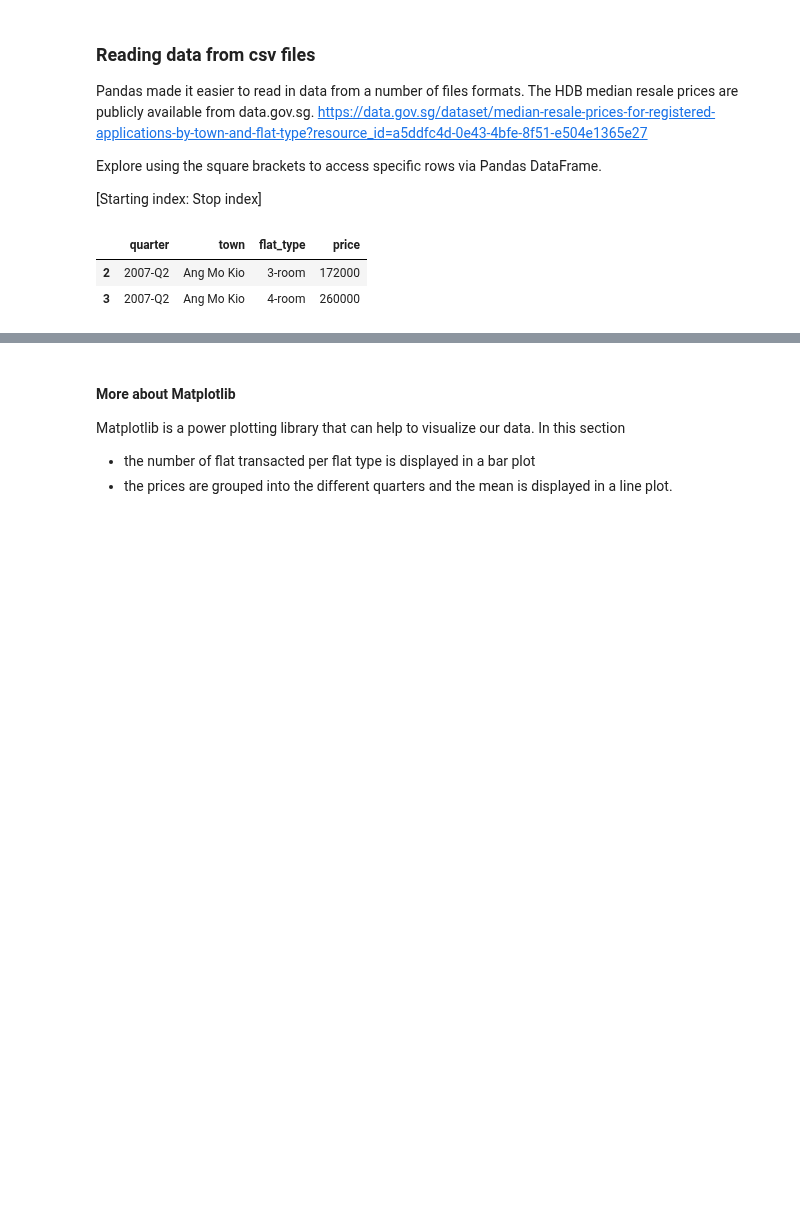
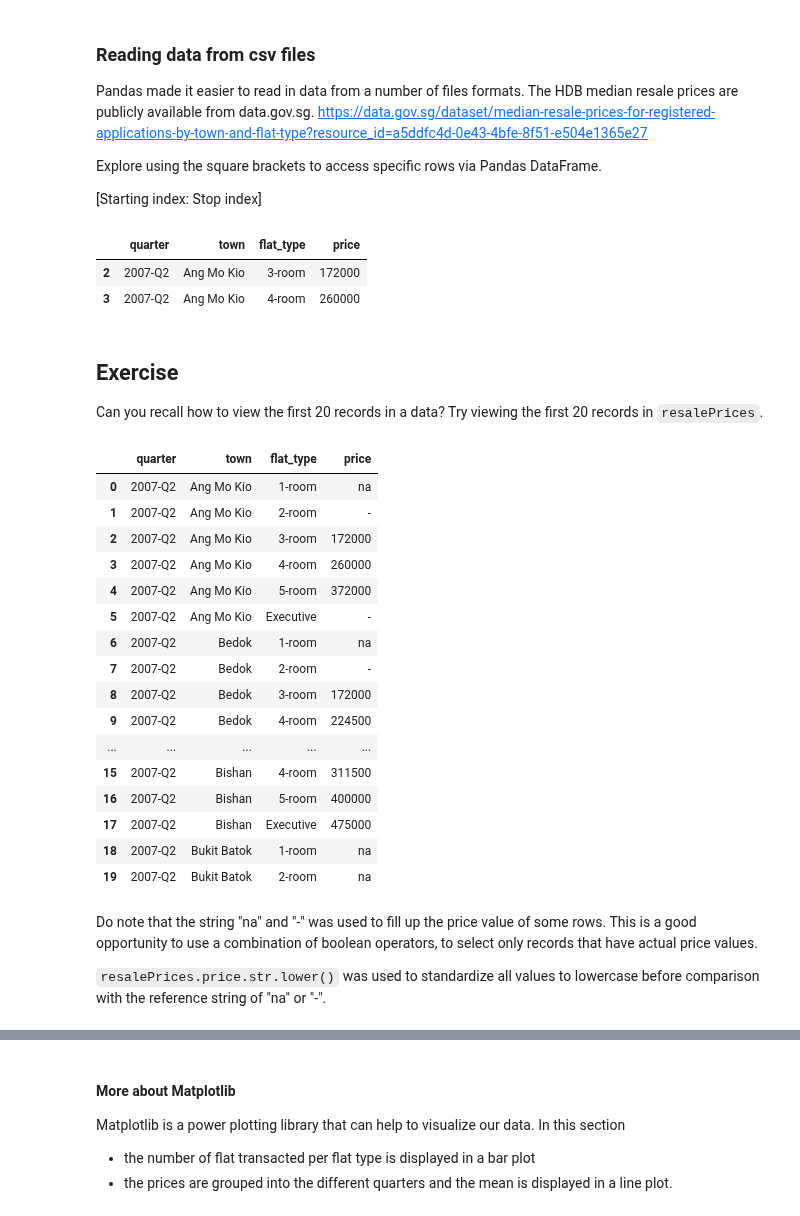
Before and after one commit to nyp-sit/agods, a Jupyter notebook: day2/solutions/7 Pandas (w ans).ipynb, the cells around one changed output, grey strips where cells are left out. Cells and saved outputs as stored; diff of their text form; code cells hidden in the pictures; blank space fills up the shorter version.

```diff
--- a/day2/solutions/7 Pandas (w ans).ipynb
+++ b/day2/solutions/7 Pandas (w ans).ipynb
@@ -383,3 +729,33 @@ resalePrices[2:4]
 |  | quarter | town | flat_type | price |
 | 2 | 2007-Q2 | Ang Mo Kio | 3-room | 172000 |
 | 3 | 2007-Q2 | Ang Mo Kio | 4-room | 260000 |
+# %% [markdown]
+## Exercise
+
+Can you recall how to view the first 20 records in a data? Try viewing the first 20 records in `resalePrices`.
+# %%
+#todo: Exercise
+
+resalePrices.head(20)
+# %% [output]
+|  | quarter | town | flat_type | price |
+| 0 | 2007-Q2 | Ang Mo Kio | 1-room | na |
+| 1 | 2007-Q2 | Ang Mo Kio | 2-room | - |
+| 2 | 2007-Q2 | Ang Mo Kio | 3-room | 172000 |
+| 3 | 2007-Q2 | Ang Mo Kio | 4-room | 260000 |
+| 4 | 2007-Q2 | Ang Mo Kio | 5-room | 372000 |
+| 5 | 2007-Q2 | Ang Mo Kio | Executive | - |
+| 6 | 2007-Q2 | Bedok | 1-room | na |
+| 7 | 2007-Q2 | Bedok | 2-room | - |
+| 8 | 2007-Q2 | Bedok | 3-room | 172000 |
+| 9 | 2007-Q2 | Bedok | 4-room | 224500 |
+| ... | ... | ... | ... | ... |
+| 15 | 2007-Q2 | Bishan | 4-room | 311500 |
+| 16 | 2007-Q2 | Bishan | 5-room | 400000 |
+| 17 | 2007-Q2 | Bishan | Executive | 475000 |
+| 18 | 2007-Q2 | Bukit Batok | 1-room | na |
+| 19 | 2007-Q2 | Bukit Batok | 2-room | na |
+# %% [markdown]
+Do note that the string "na" and "-" was used to fill up the price value of some rows. This is a good opportunity to use a combination of boolean operators, to select only records that have actual price values.
+
+`resalePrices.price.str.lower()` was used to standardize all values to lowercase before comparison with the reference string of "na" or "-".
```
Also changed, not shown: parts of 107 cells of this notebook.
